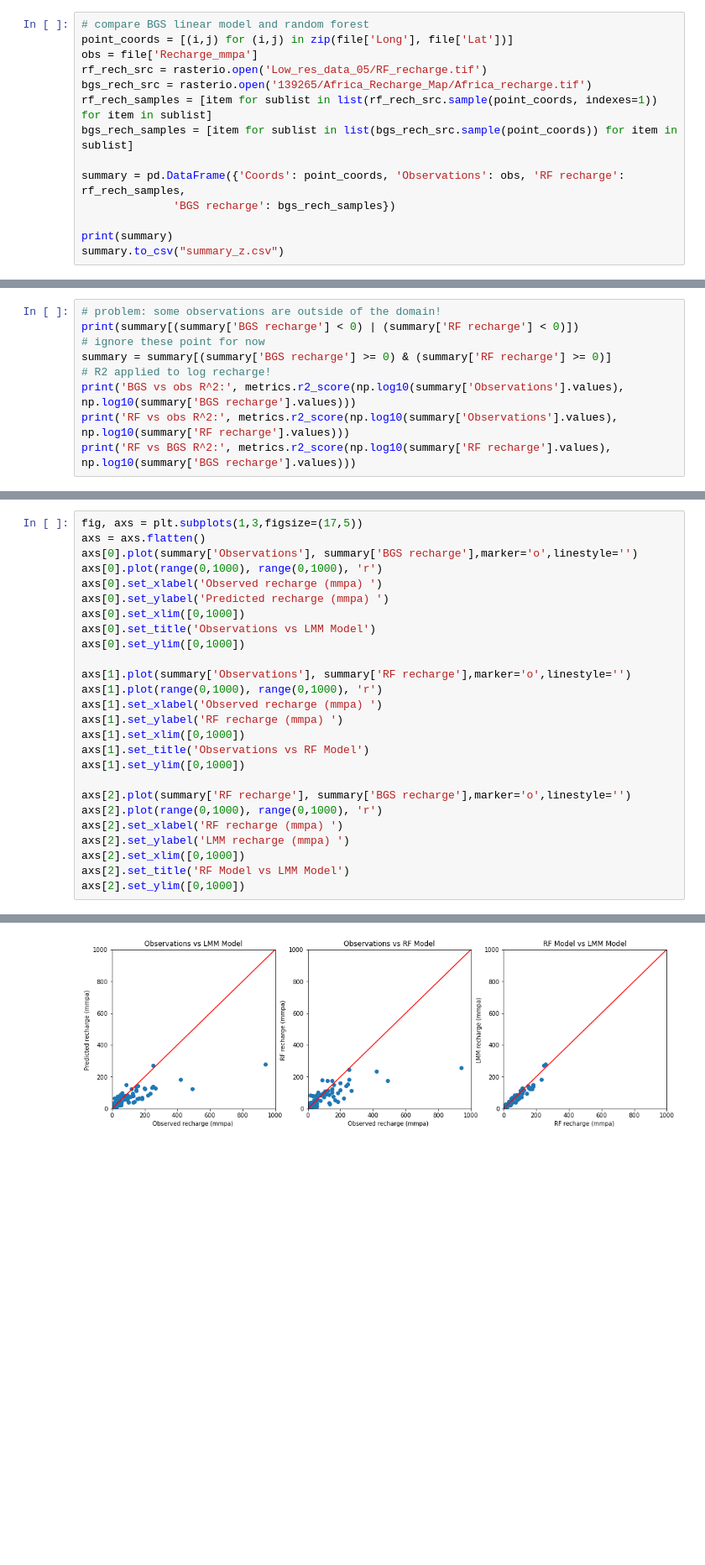
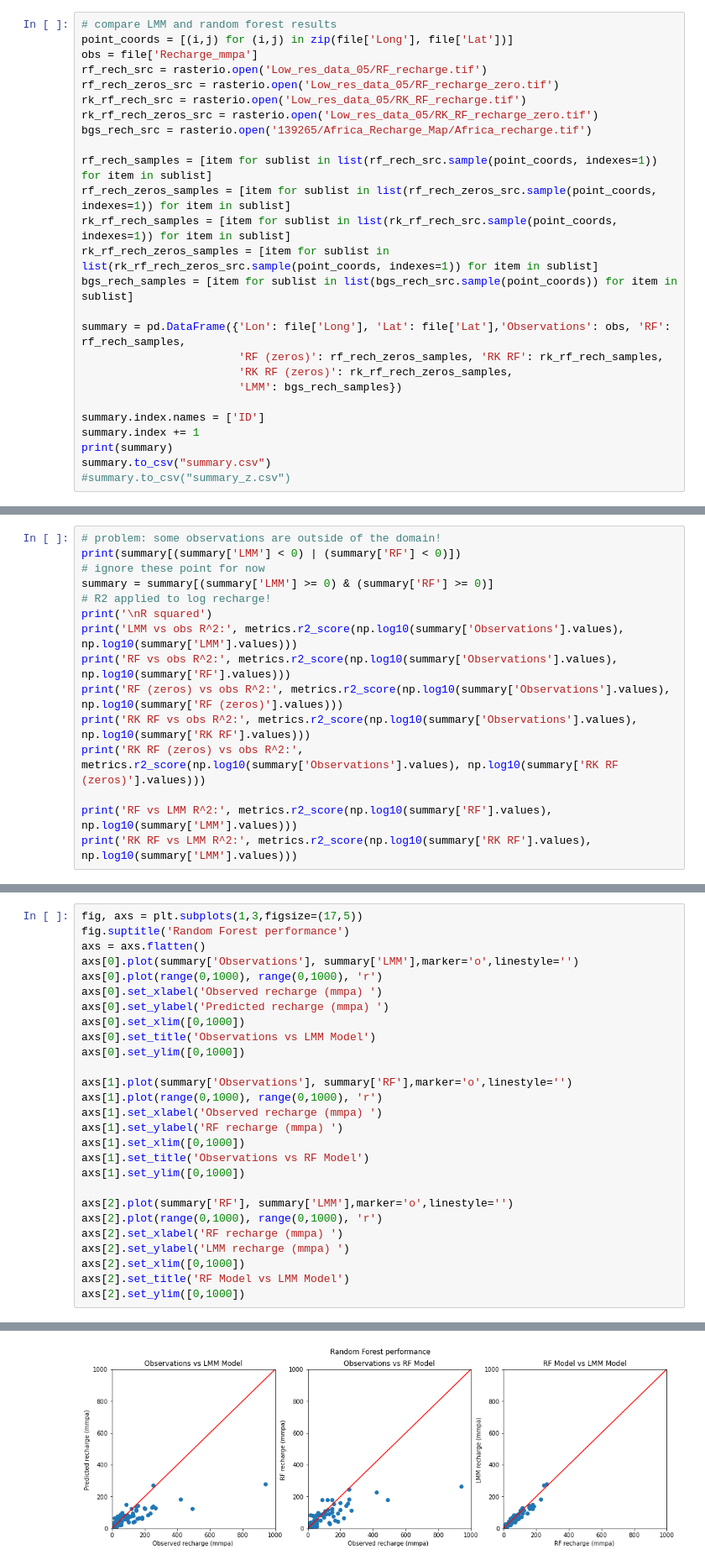
Before and after one commit to pazolka/rf-groundwater-recharge-africa, a Jupyter notebook: RF_map_05.ipynb, the cells around one changed output, grey strips where cells are left out. Shown at 84% size. Saved outputs shown, nothing was run; the diff lists cells and outputs as text; blank space fills up the shorter version.

```diff
--- a/RF_map_05.ipynb
+++ b/RF_map_05.ipynb
@@ -188,15 +296,27 @@ Variable: LTA_PET_mm           Importance: 0.12
 # %%
-# compare BGS linear model and random forest
+# compare LMM and random forest results
 point_coords = [(i,j) for (i,j) in zip(file['Long'], file['Lat'])]
 obs = file['Recharge_mmpa']
 rf_rech_src = rasterio.open('Low_res_data_05/RF_recharge.tif')
+rf_rech_zeros_src = rasterio.open('Low_res_data_05/RF_recharge_zero.tif')
+rk_rf_rech_src = rasterio.open('Low_res_data_05/RK_RF_recharge.tif')
+rk_rf_rech_zeros_src = rasterio.open('Low_res_data_05/RK_RF_recharge_zero.tif')
 bgs_rech_src = rasterio.open('139265/Africa_Recharge_Map/Africa_recharge.tif')
+
 rf_rech_samples = [item for sublist in list(rf_rech_src.sample(point_coords, indexes=1)) for item in sublist]
+rf_rech_zeros_samples = [item for sublist in list(rf_rech_zeros_src.sample(point_coords, indexes=1)) for item in sublist]
+rk_rf_rech_samples = [item for sublist in list(rk_rf_rech_src.sample(point_coords, indexes=1)) for item in sublist]
+rk_rf_rech_zeros_samples = [item for sublist in list(rk_rf_rech_zeros_src.sample(point_coords, indexes=1)) for item in sublist]
 bgs_rech_samples = [item for sublist in list(bgs_rech_src.sample(point_coords)) for item in sublist]
 
-summary = pd.DataFrame({'Coords': point_coords, 'Observations': obs, 'RF recharge': rf_rech_samples,
-              'BGS recharge': bgs_rech_samples})
+summary = pd.DataFrame({'Lon': file['Long'], 'Lat': file['Lat'],'Observations': obs, 'RF': rf_rech_samples,
+                        'RF (zeros)': rf_rech_zeros_samples, 'RK RF': rk_rf_rech_samples,
+                        'RK RF (zeros)': rk_rf_rech_zeros_samples,
+                        'LMM': bgs_rech_samples})
 
+summary.index.names = ['ID']
+summary.index += 1
 print(summary)
-summary.to_csv("summary_z.csv")
+summary.to_csv("summary.csv")
+#summary.to_csv("summary_z.csv")
 # %% [output]
@@ -217,10 +340,16 @@ summary.to_csv("summary_z.csv")
 # %%
 # problem: some observations are outside of the domain!
-print(summary[(summary['BGS recharge'] < 0) | (summary['RF recharge'] < 0)])
+print(summary[(summary['LMM'] < 0) | (summary['RF'] < 0)])
 # ignore these point for now
-summary = summary[(summary['BGS recharge'] >= 0) & (summary['RF recharge'] >= 0)]
+summary = summary[(summary['LMM'] >= 0) & (summary['RF'] >= 0)]
 # R2 applied to log recharge!
-print('BGS vs obs R^2:', metrics.r2_score(np.log10(summary['Observations'].values), np.log10(summary['BGS recharge'].values)))
-print('RF vs obs R^2:', metrics.r2_score(np.log10(summary['Observations'].values), np.log10(summary['RF recharge'].values)))
-print('RF vs BGS R^2:', metrics.r2_score(np.log10(summary['RF recharge'].values), np.log10(summary['BGS recharge'].values)))
+print('\nR squared')
+print('LMM vs obs R^2:', metrics.r2_score(np.log10(summary['Observations'].values), np.log10(summary['LMM'].values)))
+print('RF vs obs R^2:', metrics.r2_score(np.log10(summary['Observations'].values), np.log10(summary['RF'].values)))
+print('RF (zeros) vs obs R^2:', metrics.r2_score(np.log10(summary['Observations'].values), np.log10(summary['RF (zeros)'].values)))
+print('RK RF vs obs R^2:', metrics.r2_score(np.log10(summary['Observations'].values), np.log10(summary['RK RF'].values)))
+print('RK RF (zeros) vs obs R^2:', metrics.r2_score(np.log10(summary['Observations'].values), np.log10(summary['RK RF (zeros)'].values)))
+
+print('RF vs LMM R^2:', metrics.r2_score(np.log10(summary['RF'].values), np.log10(summary['LMM'].values)))
+print('RK RF vs LMM R^2:', metrics.r2_score(np.log10(summary['RK RF'].values), np.log10(summary['LMM'].values)))
 # %% [output]
@@ -233,29 +374,30 @@ RF vs BGS R^2: 0.9362790108939115
 # %%
 fig, axs = plt.subplots(1,3,figsize=(17,5))
+fig.suptitle('Random Forest performance')
 axs = axs.flatten()
-axs[0].plot(summary['Observations'], summary['BGS recharge'],marker='o',linestyle='')
+axs[0].plot(summary['Observations'], summary['LMM'],marker='o',linestyle='')
 axs[0].plot(range(0,1000), range(0,1000), 'r')
 axs[0].set_xlabel('Observed recharge (mmpa) ')
 axs[0].set_ylabel('Predicted recharge (mmpa) ')
 axs[0].set_xlim([0,1000])
 axs[0].set_title('Observations vs LMM Model')
 axs[0].set_ylim([0,1000])
 
-axs[1].plot(summary['Observations'], summary['RF recharge'],marker='o',linestyle='')
+axs[1].plot(summary['Observations'], summary['RF'],marker='o',linestyle='')
 axs[1].plot(range(0,1000), range(0,1000), 'r')
 axs[1].set_xlabel('Observed recharge (mmpa) ')
 axs[1].set_ylabel('RF recharge (mmpa) ')
 axs[1].set_xlim([0,1000])
 axs[1].set_title('Observations vs RF Model')
 axs[1].set_ylim([0,1000])
 
-axs[2].plot(summary['RF recharge'], summary['BGS recharge'],marker='o',linestyle='')
+axs[2].plot(summary['RF'], summary['LMM'],marker='o',linestyle='')
 axs[2].plot(range(0,1000), range(0,1000), 'r')
 axs[2].set_xlabel('RF recharge (mmpa) ')
 axs[2].set_ylabel('LMM recharge (mmpa) ')
 axs[2].set_xlim([0,1000])
 axs[2].set_title('RF Model vs LMM Model')
 axs[2].set_ylim([0,1000])
 # %% [output]
 (0.0, 1000.0)
-[figure, old version]
+[figure, new version]
```
Also changed, not shown: parts of 38 cells of this notebook, 11 other files.
